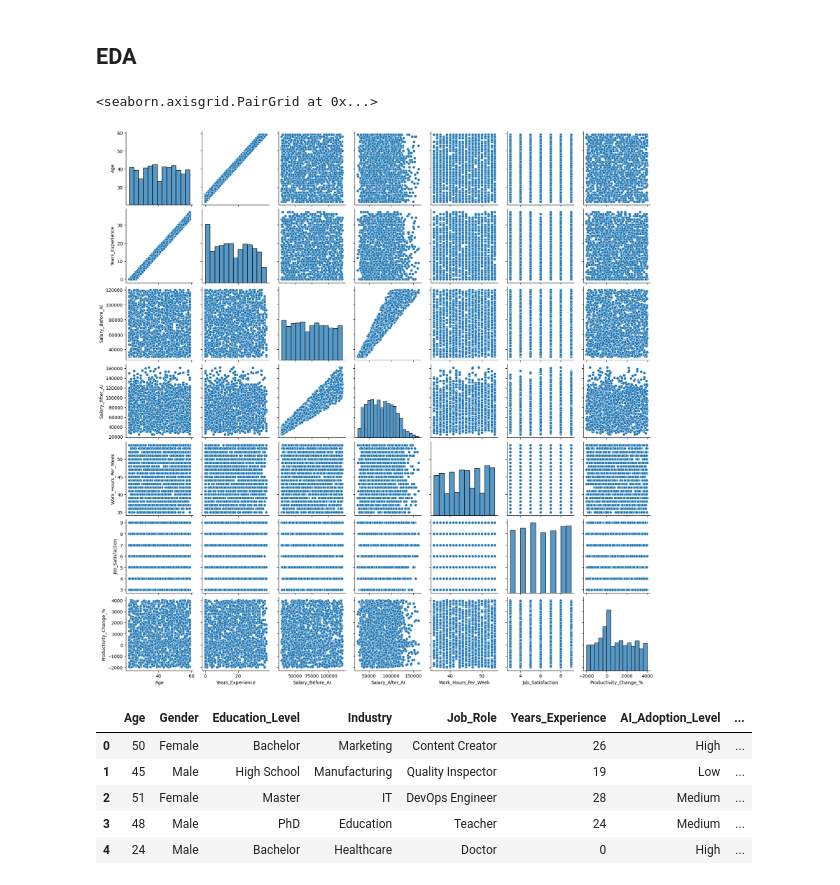
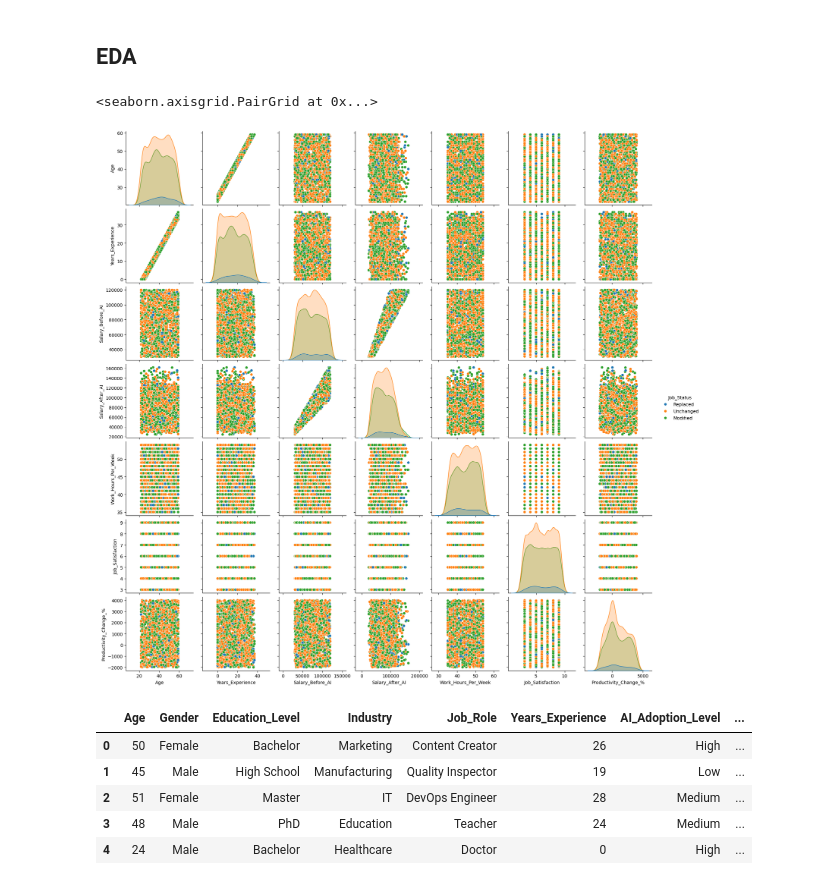
Before and after one commit to MarcosVOS/artificial-intelligence-dataset, a Jupyter notebook: analyze/arvore.ipynb, the cells around one changed output. Saved outputs shown, nothing was run; the diff lists cells and outputs as text; code cells hidden in the pictures.

```diff
--- a/analyze/arvore.ipynb
+++ b/analyze/arvore.ipynb
@@ -56,10 +56,10 @@ df.describe().T
 # %% [markdown]
 ## EDA
 # %%
-sns.pairplot(df)
+sns.pairplot(df, hue='Job_Status', diag_kind='kde')
 # %% [output]
 <seaborn.axisgrid.PairGrid at 0x...>
-[figure, old version]
+[figure, new version]
 # %%
 df.drop (columns=['Employee_ID', 'Salary_After_AI', 'Productivity_Change_%'], inplace=True)
 df.head()
```
Also changed, not shown: parts of 7 cells of this notebook.
